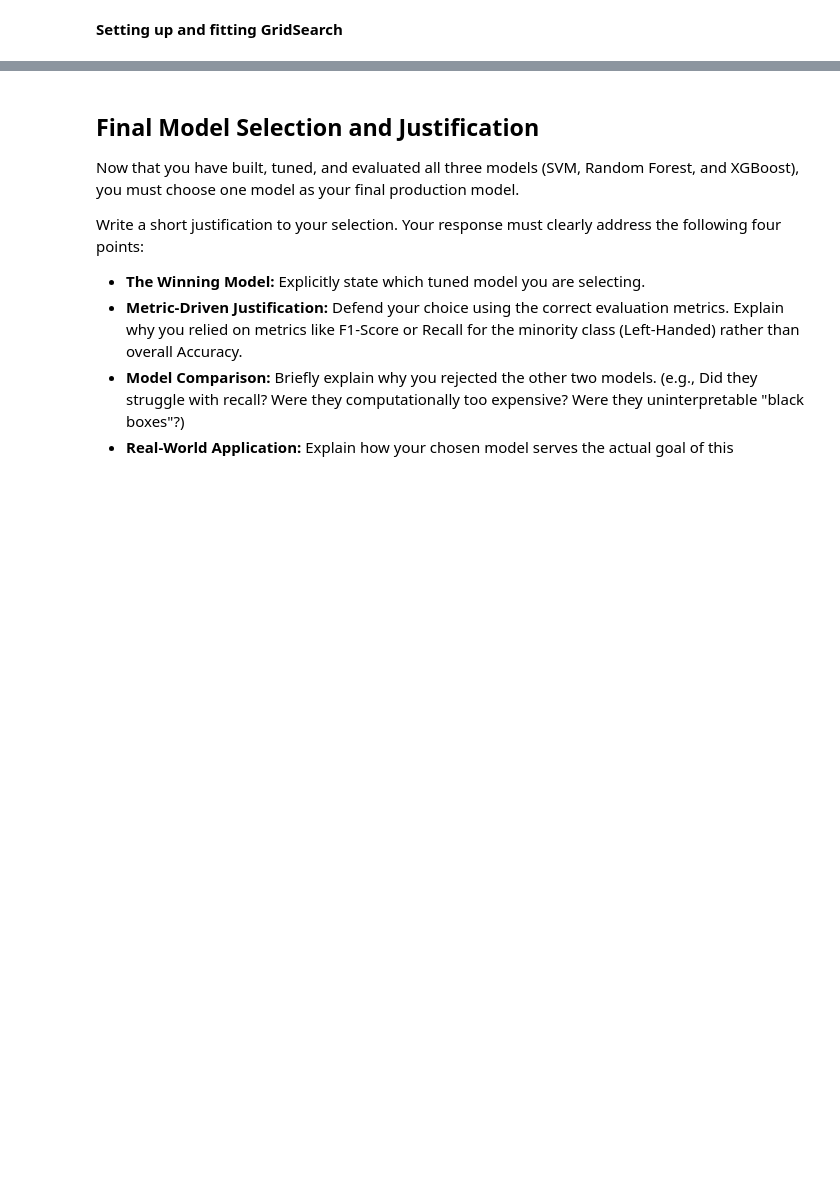
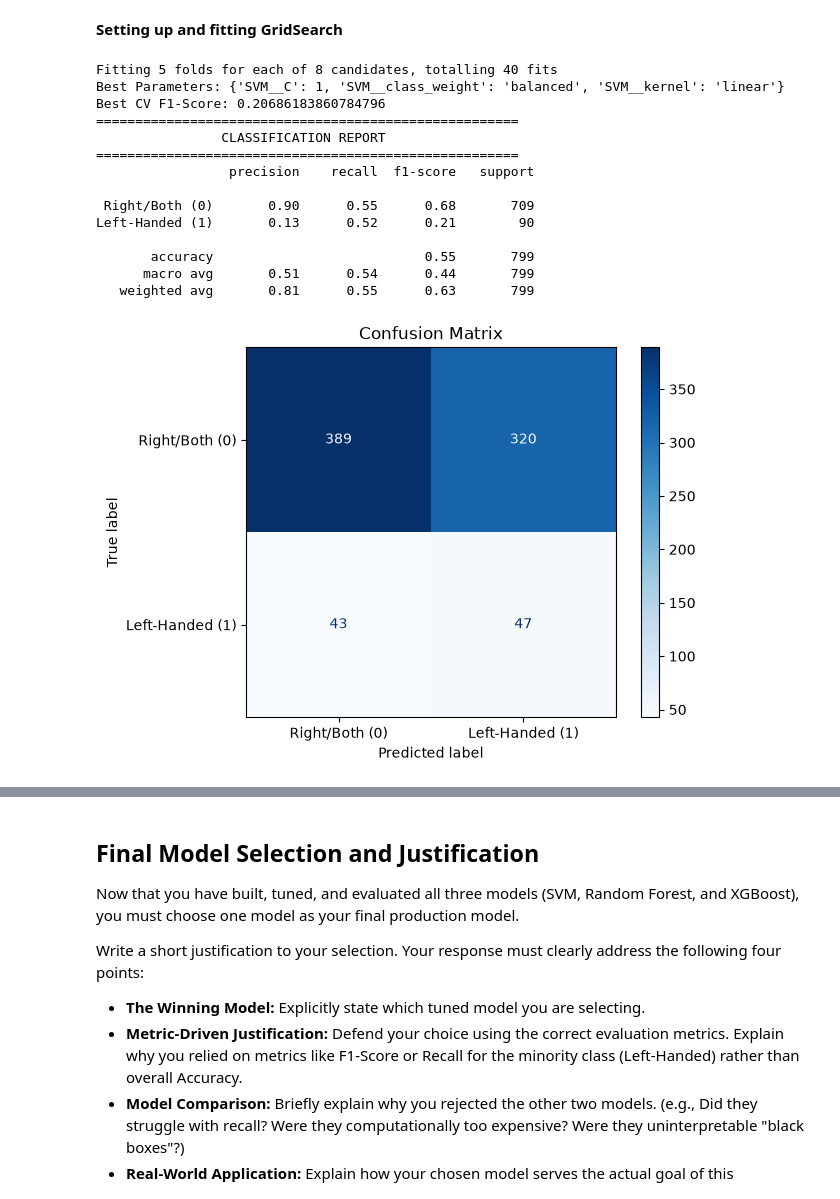
Before and after one commit to sayedali777/labs_projects, a Jupyter notebook: labs/6/6.23 Classification Lab/lab-classification-left-handedness_v3.ipynb, the cells around one changed output, grey strips where cells are left out. Cells and saved outputs as stored; diff of their text form; code cells hidden in the pictures; blank space fills up the shorter version.

```diff
--- a/labs/6/6.23 Classification Lab/lab-classification-left-handedness_v3.ipynb
+++ b/labs/6/6.23 Classification Lab/lab-classification-left-handedness_v3.ipynb
@@ -311,6 +421,10 @@ When tuning a model inside a Pipeline, GridSearchCV requires a specific syntax t
 __*Note:*__ Always use a double underscore (__) between the pipeline step name (e.g., 'logreg') and the parameter name (e.g., 'C'). Writing logreg_C instead of logreg__C is one of the most common errors when tuning pipelines!
 # %%
 # SVM Grid Search Parameters
-svm_param_grid =
+svm_param_grid = {
+    'SVM__C': [0.01, 0.1, 1, 10],
+    'SVM__kernel': ['linear', 'rbf'],
+    'SVM__class_weight': ['balanced']
+}
 # %%
 # Random Forest Grid Search Parameters
@@ -322,16 +438,32 @@ xgboost_param_grid =
 __Setting up and fitting GridSearch__
 # %%
 # Setting up and fitting GridSearch for SVM
-grid_svm =
+grid_svm = GridSearchCV(svm_base, param_grid=svm_param_grid, cv=5, verbose=1, scoring='f1')
 
 # Fit on training data
-
+grid_svm.fit(X_train, y_train)
 
 # Print best parameters and best cross-validation score
-print("Best Parameters:", ???)
-print("Best CV F1-Score:", ???)
+print("Best Parameters:", grid_svm.best_params_)
+print("Best CV F1-Score:", grid_svm.best_score_)
 
 # Evaluate best estimator on test set using our custom evaluation function
-evaluate_model_performance(???)
+evaluate_model_performance(grid_svm, X_test, y_test, target_classes)
+# %% [output]
+Fitting 5 folds for each of 8 candidates, totalling 40 fits
+Best Parameters: {'SVM__C': 1, 'SVM__class_weight': 'balanced', 'SVM__kernel': 'linear'}
+Best CV F1-Score: 0.20686183860784796
+======================================================
+                CLASSIFICATION REPORT
+======================================================
+                 precision    recall  f1-score   support
+
+ Right/Both (0)       0.90      0.55      0.68       709
+Left-Handed (1)       0.13      0.52      0.21        90
+
+       accuracy                           0.55       799
+      macro avg       0.51      0.54      0.44       799
+   weighted avg       0.81      0.55      0.63       799
+[figure, added]
 # %%
 # Setting up and fitting GridSearch for Random Forest
```
Also changed, not shown: parts of 18 cells of this notebook, 3 other files.
